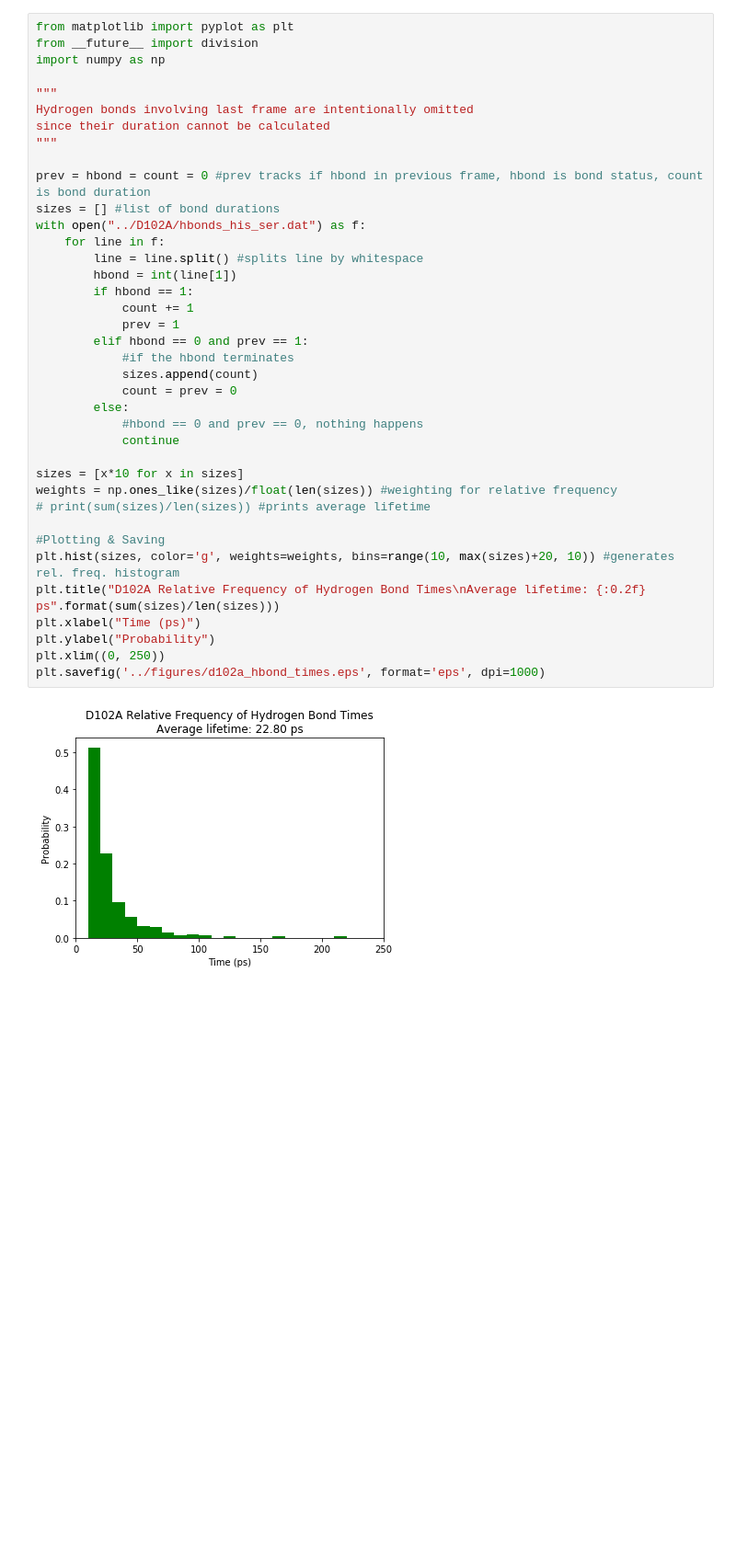
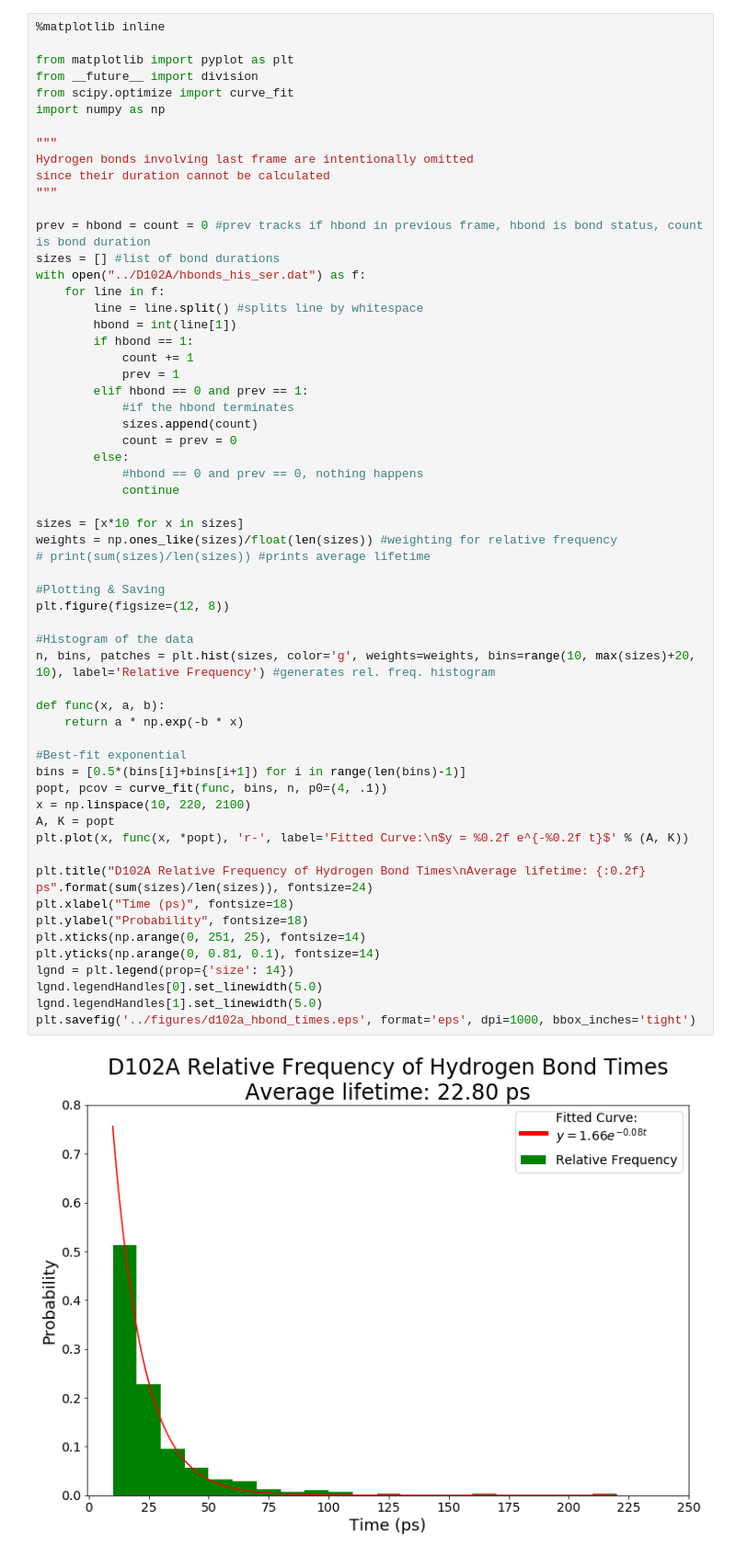
Before and after one commit to zdavidli/compbio, a Jupyter notebook: final/notebooks/lifetime.ipynb, the cells around one changed output. Shown: that part at 92% size. Cells and saved outputs as stored; diff of their text form; blank space fills up the shorter version.

```diff
--- a/final/notebooks/lifetime.ipynb
+++ b/final/notebooks/lifetime.ipynb
@@ -3,43 +1,64 @@
 # %%
+%matplotlib inline
+
 from matplotlib import pyplot as plt
 from __future__ import division
+from scipy.optimize import curve_fit
 import numpy as np
 
 """
 Hydrogen bonds involving last frame are intentionally omitted
 since their duration cannot be calculated
 """
 
 prev = hbond = count = 0 #prev tracks if hbond in previous frame, hbond is bond status, count is bond duration
 sizes = [] #list of bond durations
 with open("../D102A/hbonds_his_ser.dat") as f:
     for line in f:
         line = line.split() #splits line by whitespace
         hbond = int(line[1])
         if hbond == 1:
             count += 1
             prev = 1
         elif hbond == 0 and prev == 1:
             #if the hbond terminates
             sizes.append(count)
             count = prev = 0
         else:
             #hbond == 0 and prev == 0, nothing happens
             continue
 
 sizes = [x*10 for x in sizes]
 weights = np.ones_like(sizes)/float(len(sizes)) #weighting for relative frequency
 # print(sum(sizes)/len(sizes)) #prints average lifetime
 
 #Plotting & Saving
-plt.hist(sizes, color='g', weights=weights, bins=range(10, max(sizes)+20, 10)) #generates rel. freq. histogram
-plt.title("D102A Relative Frequency of Hydrogen Bond Times\nAverage lifetime: {:0.2f} ps".format(sum(sizes)/len(sizes)))
-plt.xlabel("Time (ps)")
-plt.ylabel("Probability")
-plt.xlim((0, 250))
-plt.savefig('../figures/d102a_hbond_times.eps', format='eps', dpi=1000)
+plt.figure(figsize=(12, 8))
+
+#Histogram of the data
+n, bins, patches = plt.hist(sizes, color='g', weights=weights, bins=range(10, max(sizes)+20, 10), label='Relative Frequency') #generates rel. freq. histogram
+
+def func(x, a, b):
+    return a * np.exp(-b * x)
+
+#Best-fit exponential
+bins = [0.5*(bins[i]+bins[i+1]) for i in range(len(bins)-1)]
+popt, pcov = curve_fit(func, bins, n, p0=(4, .1))
+x = np.linspace(10, 220, 2100)
+A, K = popt
+plt.plot(x, func(x, *popt), 'r-', label='Fitted Curve:\n$y = %0.2f e^{-%0.2f t}$' % (A, K))
+
+plt.title("D102A Relative Frequency of Hydrogen Bond Times\nAverage lifetime: {:0.2f} ps".format(sum(sizes)/len(sizes)), fontsize=24)
+plt.xlabel("Time (ps)", fontsize=18)
+plt.ylabel("Probability", fontsize=18)
+plt.xticks(np.arange(0, 251, 25), fontsize=14)
+plt.yticks(np.arange(0, 0.81, 0.1), fontsize=14)
+lgnd = plt.legend(prop={'size': 14})
+lgnd.legendHandles[0].set_linewidth(5.0)
+lgnd.legendHandles[1].set_linewidth(5.0)
+plt.savefig('../figures/d102a_hbond_times.eps', format='eps', dpi=1000, bbox_inches='tight')
 # %% [output]
-[figure, old version]
+[figure, new version]
 # %%
 """
 Hydrogen bonds involving last frame are intentionally omitted
```
Also changed, not shown: parts of 2 cells of this notebook, 17 other files.
